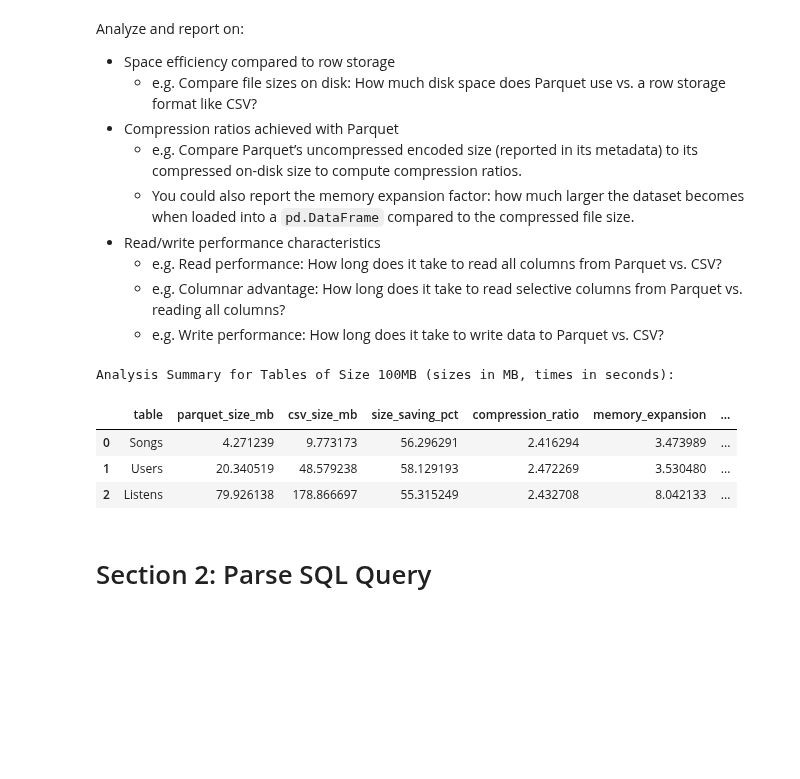
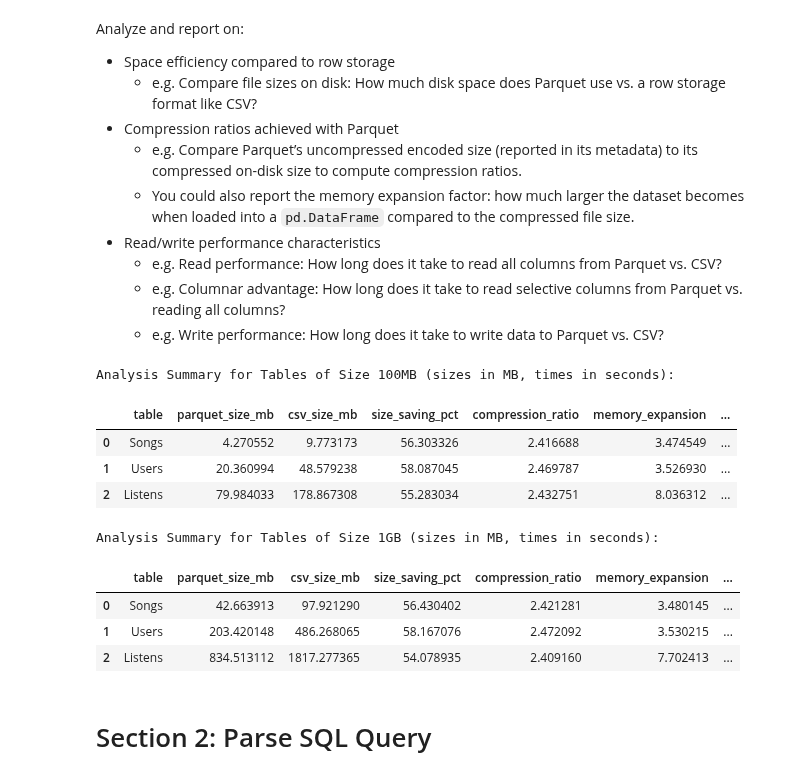
Before and after one commit to berkyalcinkaya/cs145-project2-systems, a Jupyter notebook: cs145_project2_systems_template_fa2025.ipynb, the cells around one changed output. Drawn from its saved outputs; the diff is of its cells as text; code cells hidden in the pictures; blank space fills up the shorter version.

```diff
--- a/cs145_project2_systems_template_fa2025.ipynb
+++ b/cs145_project2_systems_template_fa2025.ipynb
@@ -281,7 +281,8 @@ tables = {
     'Listens': ColumnarDbFile("Listens", file_dir='data')
 }
 
-size = "100MB"
+# size = "100MB"
+size = "1GB"
 songs_data = pd.read_parquet(f'songs_{size}.parquet')
 users_data = pd.read_parquet(f'users_{size}.parquet')
 listens_data = pd.read_parquet(f'listens_{size}.parquet')
@@ -443,11 +444,17 @@ display(analyze(size="100MB"))
 # %% [output]
 Analysis Summary for Tables of Size 100MB (sizes in MB, times in seconds):
 |  | table | parquet_size_mb | csv_size_mb | size_saving_pct | compression_ratio | memory_expansion | ... |
-| 0 | Songs | 4.271239 | 9.773173 | 56.296291 | 2.416294 | 3.473989 | ... |
-| 1 | Users | 20.340519 | 48.579238 | 58.129193 | 2.472269 | 3.530480 | ... |
-| 2 | Listens | 79.926138 | 178.866697 | 55.315249 | 2.432708 | 8.042133 | ... |
+| 0 | Songs | 4.270552 | 9.773173 | 56.303326 | 2.416688 | 3.474549 | ... |
+| 1 | Users | 20.360994 | 48.579238 | 58.087045 | 2.469787 | 3.526930 | ... |
+| 2 | Listens | 79.984033 | 178.867308 | 55.283034 | 2.432751 | 8.036312 | ... |
 # %%
-# display(analyze(size="1GB"))
+display(analyze(size="1GB"))
+# %% [output]
+Analysis Summary for Tables of Size 1GB (sizes in MB, times in seconds):
+|  | table | parquet_size_mb | csv_size_mb | size_saving_pct | compression_ratio | memory_expansion | ... |
+| 0 | Songs | 42.663913 | 97.921290 | 56.430402 | 2.421281 | 3.480145 | ... |
+| 1 | Users | 203.420148 | 486.268065 | 58.167076 | 2.472092 | 3.530215 | ... |
+| 2 | Listens | 834.513112 | 1817.277365 | 54.078935 | 2.409160 | 7.702413 | ... |
 # %% [markdown]
 # Section 2: Parse SQL Query
 # %% [markdown]
```
Also changed, not shown: parts of 6 cells of this notebook.
